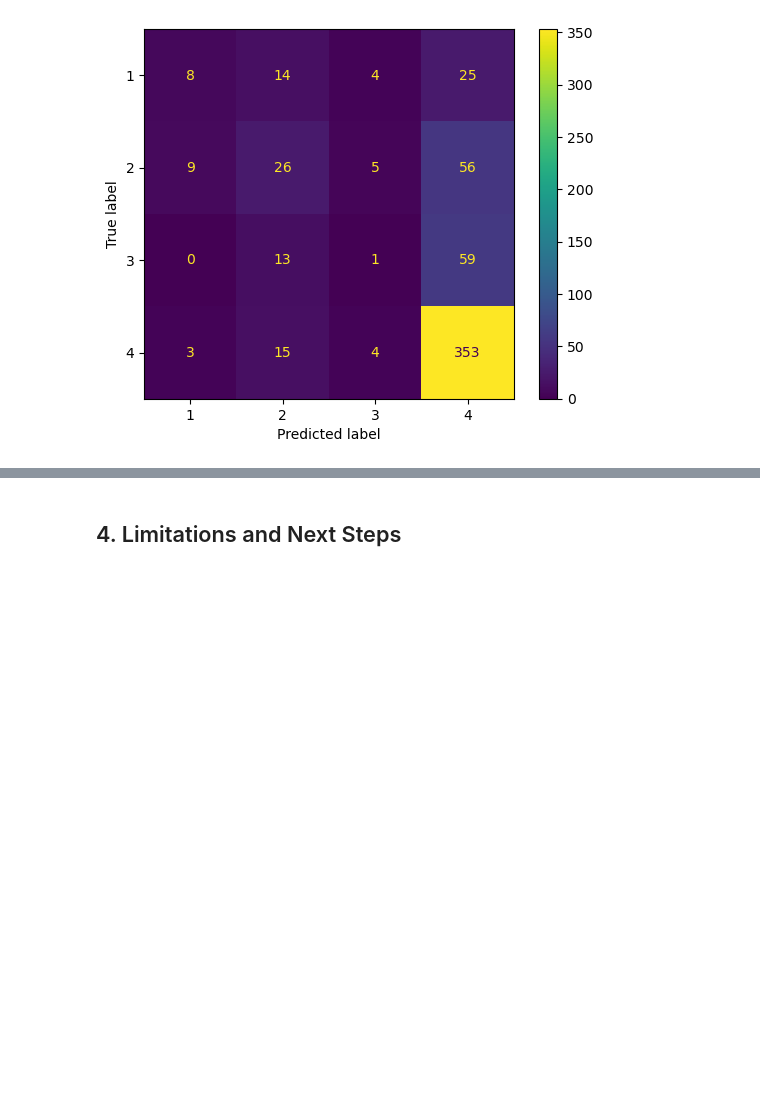
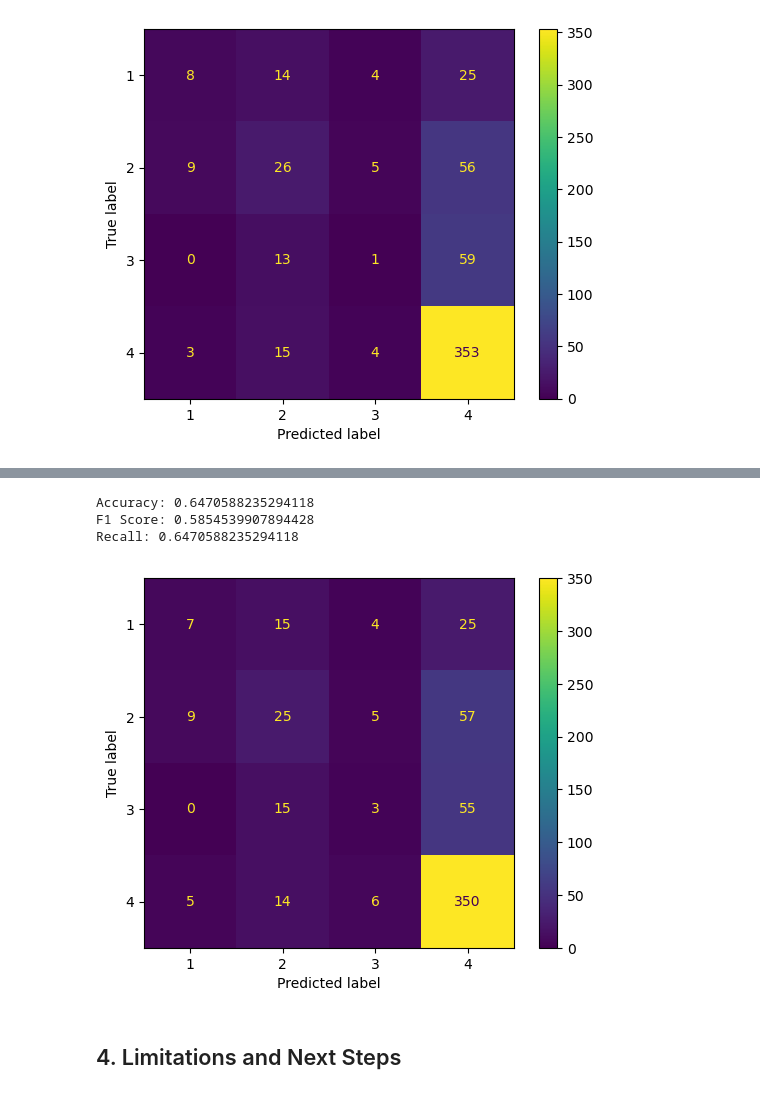
Before and after one commit to andrewjtdunn/Costa-Rican-Household-Poverty-Level-Prediction, a Jupyter notebook: Random_Forest.ipynb, the cells around one changed output, grey strips where cells are left out. Cells and saved outputs as stored; diff of their text form; code cells hidden in the pictures; blank space fills up the shorter version.

```diff
--- a/Random_Forest.ipynb
+++ b/Random_Forest.ipynb
@@ -217,0 +263,15 @@ Recall: 0.6521008403361345
+# %%
+# Run on the SMOTE data
+clf = RandomForestClassifier(random_state= SEED)
+
+rf_smote_random = RandomizedSearchCV(estimator = clf,
+                                param_distributions = random_grid,
+                                n_iter = 100,
+                                cv = 3,
+                                verbose = 2,
+                                random_state= SEED,
+                                n_jobs = -1)
+# Fit the random search model
+rf_smote_random.fit(X_smote, y_smote)
+
+rf_smote_random.best_params_
@@ -218,2 +302,13 @@ Recall: 0.6521008403361345
+# %%
+# Evaluate the best random model on randomly resampled data
+best_smote_random = rf_smote_random.best_estimator_
+best_smote_random.fit(X, y)
+y_pred = best_smote_random.predict(X_valid)
+evaluate_classification(y_pred, y_valid, cm = True)
+# %% [output]
+Accuracy: 0.6470588235294118
+F1 Score: 0.5854539907894428
+Recall: 0.6470588235294118
+[figure, added]
 # %% [markdown]
 ## 4. Limitations and Next Steps
```
Also changed, not shown: parts of 8 cells of this notebook.
